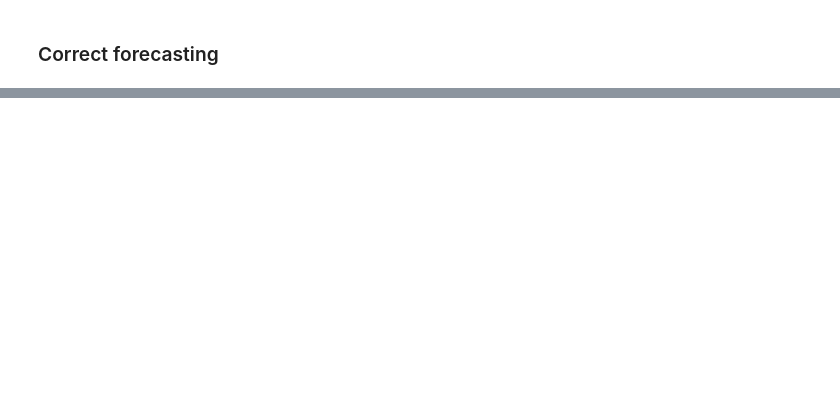
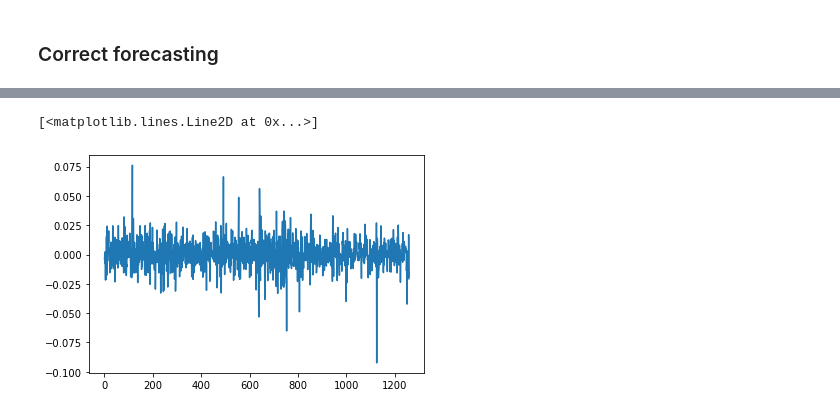
Before and after one commit to tohidabedini/deep-learning-courses, a Jupyter notebook: 03-Udemy - Pytorch/06-Recurrent Neural Networks/6.14-Pytorch Stock Returns.ipynb, the cells around one changed output, grey strips where cells are left out. Saved outputs shown, nothing was run; the diff lists cells and outputs as text; code cells hidden in the pictures; blank space fills up the shorter version.

```diff
--- a/03-Udemy - Pytorch/06-Recurrent Neural Networks/6.14-Pytorch Stock Returns.ipynb
+++ b/03-Udemy - Pytorch/06-Recurrent Neural Networks/6.14-Pytorch Stock Returns.ipynb
@@ -261,0 +273,2 @@ plot_metric(validation_predictions, "forecast predictions")
+# %%
+df = return_calculator(df,t=1)
@@ -261,0 +284,5 @@ plot_metric(validation_predictions, "forecast predictions")
+# %%
+plt.plot(df['return'])
+# %% [output]
+[<matplotlib.lines.Line2D at 0x...>]
+[figure, added]
```
Also changed, not shown: parts of 22 cells of this notebook.
